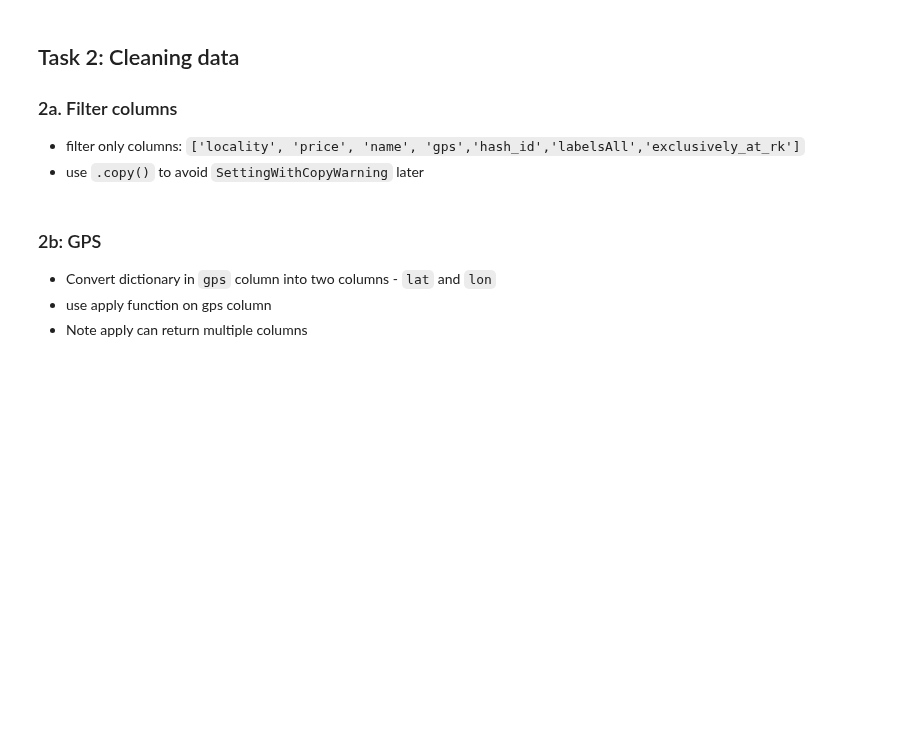
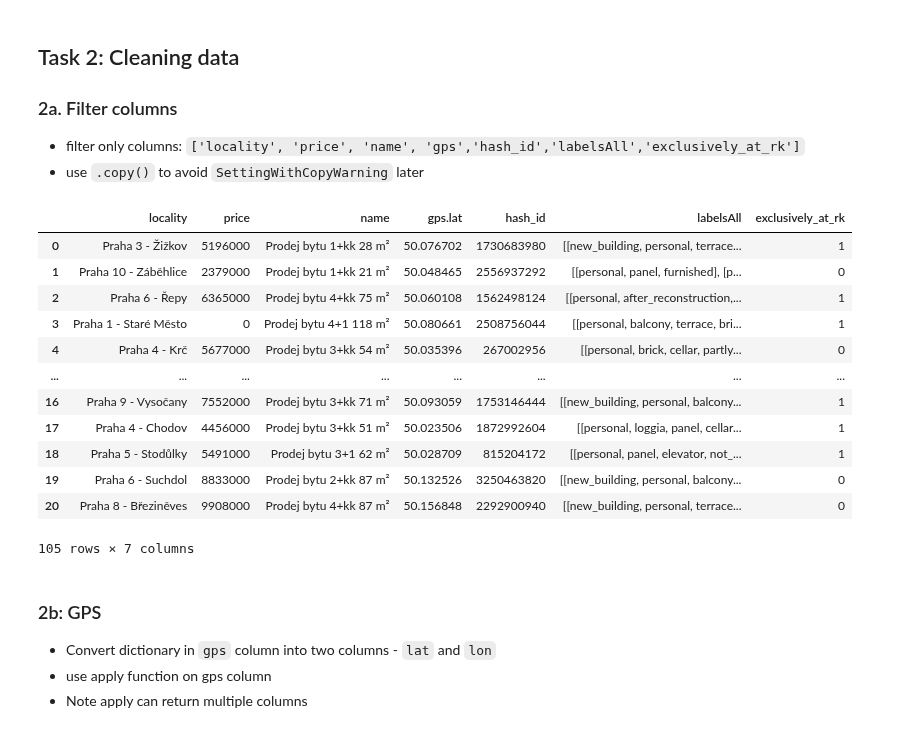
Before and after one commit to vitekzkytek/PythonDataIES, a Jupyter notebook: 05_APIs/seminar_empty.ipynb, the cells around one changed output. Saved outputs shown, nothing was run; the diff lists cells and outputs as text; code cells hidden in the pictures; blank space fills up the shorter version.

```diff
--- a/05_APIs/seminar_empty.ipynb
+++ b/05_APIs/seminar_empty.ipynb
@@ -30,2 +77,27 @@ d = r.json()
 # %% [markdown]
 ### 1c. link function `1b` into function `1a`
+# %%
+def request_sreality(category_main, category_type, locality_region, page):
+    mains = {'flat':1, 'house':2, 'land':3 }
+    types = {'sell':1,'rent':2}
+    locations = {'Praha':10,'Brno':14}
+
+    url_template = 'https://www.sreality.cz/api/cs/v2/estates?category_main_cb={cm}&category_type_cb={ct}&locality_region_id={lr}&per_page60&page={page}'
+
+
+    try:
+        url = url_template.format(
+            cm=mains[category_main],
+            ct=types[category_type],
+            lr=locations[locality_region],
+            page=page
+        )
+        r = requests.get(base_url)
+        if r.ok:
+            return sreality_json_to_df(r.json())
+    except:
+        print('There was an error in request')
+
+# sreality_json_to_df(srea
+df = request_sreality('land','rent','Brno', 1)
+df.head()
@@ -39,0 +124,9 @@ d = r.json()
+# %%
+def multiple_sreality_requests(start_page,end_page,category_main='flat', category_type='sell', locality_region='Praha'):
+    return pd.concat([
+        request_sreality(category_main=category_main, category_type=category_type, locality_region=locality_region,page=i)
+        for i in range(start_page,end_page+1)
+    ])
+
+raw = multiple_sreality_requests(0,4)
+raw.head()
@@ -43,6 +144,23 @@ d = r.json()
 ### 2a. Filter columns
 * filter only columns: `['locality', 'price', 'name', 'gps','hash_id','labelsAll','exclusively_at_rk']`
 * use `.copy()` to avoid `SettingWithCopyWarning` later
+# %%
+clean = raw[['locality', 'price', 'name', 'gps.lat','hash_id','labelsAll','exclusively_at_rk']].copy()
+clean
+# %% [output]
+|  | locality | price | name | gps.lat | hash_id | labelsAll | exclusively_at_rk |
+| 0 | Praha 3 - Žižkov | 5196000 | Prodej bytu 1+kk 28 m² | 50.076702 | 1730683980 | [[new_building, personal, terrace... | 1 |
+| 1 | Praha 10 - Záběhlice | 2379000 | Prodej bytu 1+kk 21 m² | 50.048465 | 2556937292 | [[personal, panel, furnished], [p... | 0 |
+| 2 | Praha 6 - Řepy | 6365000 | Prodej bytu 4+kk 75 m² | 50.060108 | 1562498124 | [[personal, after_reconstruction,... | 1 |
+| 3 | Praha 1 - Staré Město | 0 | Prodej bytu 4+1 118 m² | 50.080661 | 2508756044 | [[personal, balcony, terrace, bri... | 1 |
+| 4 | Praha 4 - Krč | 5677000 | Prodej bytu 3+kk 54 m² | 50.035396 | 267002956 | [[personal, brick, cellar, partly... | 0 |
+| ... | ... | ... | ... | ... | ... | ... | ... |
+| 16 | Praha 9 - Vysočany | 7552000 | Prodej bytu 3+kk 71 m² | 50.093059 | 1753146444 | [[new_building, personal, balcony... | 1 |
+| 17 | Praha 4 - Chodov | 4456000 | Prodej bytu 3+kk 51 m² | 50.023506 | 1872992604 | [[personal, loggia, panel, cellar... | 1 |
+| 18 | Praha 5 - Stodůlky | 5491000 | Prodej bytu 3+1 62 m² | 50.028709 | 815204172 | [[personal, panel, elevator, not_... | 1 |
+| 19 | Praha 6 - Suchdol | 8833000 | Prodej bytu 2+kk 87 m² | 50.132526 | 3250463820 | [[new_building, personal, balcony... | 0 |
+| 20 | Praha 8 - Březiněves | 9908000 | Prodej bytu 4+kk 87 m² | 50.156848 | 2292900940 | [[new_building, personal, terrace... | 0 |
+105 rows × 7 columns
 # %% [markdown]
 ### 2b: GPS
 * Convert dictionary in `gps` column into two columns - `lat` and `lon`
```
Also changed, not shown: parts of 8 cells of this notebook, 1 other file.
